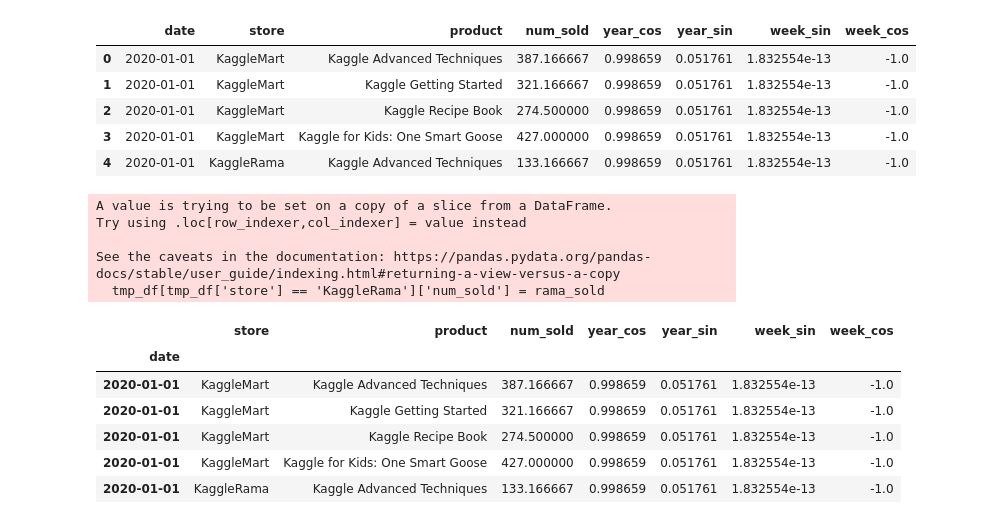
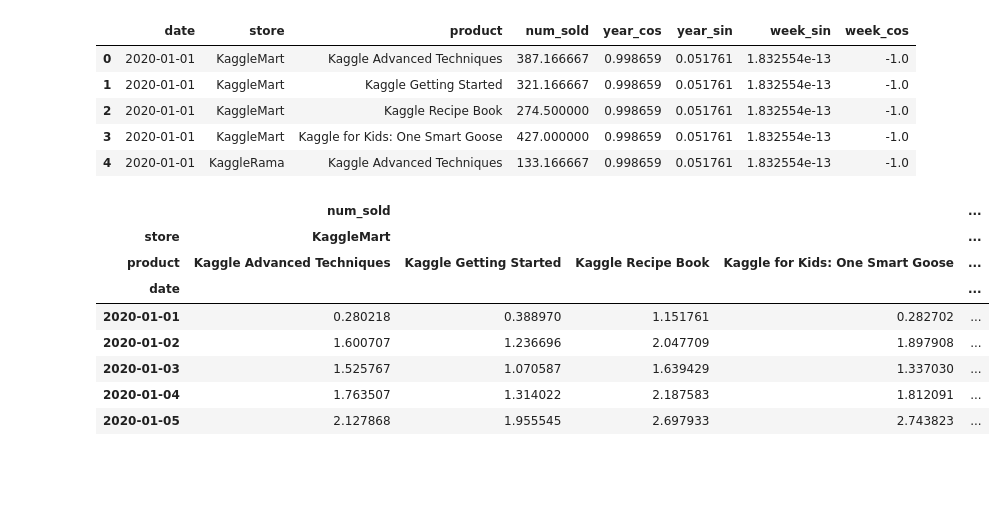
Before and after one commit to Jan-Oliver/Kaggle_TPS_SEP22, a Jupyter notebook: jupyter/train.ipynb, the cells around one changed output. Cells and saved outputs as stored; diff of their text form; code cells hidden in the pictures; blank space fills up the shorter version.

```diff
--- a/jupyter/train.ipynb
+++ b/jupyter/train.ipynb
@@ -215,0 +216,17 @@ tmp_df = train_df_prep.copy(deep=True)
+# %%
+avg_store_product = train_df_prep.pivot(index='date', columns=['store', 'product'], values=['num_sold'])
+print(f"Mean: {avg_store_product.mean()}")
+print(f"Std: {avg_store_product.std()}")
+avg_store_product = (avg_store_product - avg_store_product.mean()) / avg_store_product.std()
+avg_store_product = avg_store_product.droplevel(level=0, axis=1).droplevel(level=0, axis=1)
+avg_store_product.head()
+# %% [output]
+|  | num_sold |  |  |  | ... |
+| store | KaggleMart |  |  |  | ... |
+| product | Kaggle Advanced Techniques | Kaggle Getting Started | Kaggle Recipe Book | Kaggle for Kids: One Smart Goose | ... |
+| date |  |  |  |  | ... |
+| 2020-01-01 | 0.280218 | 0.388970 | 1.151761 | 0.282702 | ... |
+| 2020-01-02 | 1.600707 | 1.236696 | 2.047709 | 1.897908 | ... |
+| 2020-01-03 | 1.525767 | 1.070587 | 1.639429 | 1.337030 | ... |
+| 2020-01-04 | 1.763507 | 1.314022 | 2.187583 | 1.812091 | ... |
+| 2020-01-05 | 2.127868 | 1.955545 | 2.697933 | 2.743823 | ... |
@@ -221,18 +241,0 @@ rama_sold *= 2.885
-# %%
-tmp_df[tmp_df['store'] == 'KaggleRama']['num_sold'] = rama_sold
-# %% [output]
-A value is trying to be set on a copy of a slice from a DataFrame.
-Try using .loc[row_indexer,col_indexer] = value instead
-
-See the caveats in the documentation: https://pandas.pydata.org/pandas-docs/stable/user_guide/indexing.html#returning-a-view-versus-a-copy
-  tmp_df[tmp_df['store'] == 'KaggleRama']['num_sold'] = rama_sold
-# %%
-tmp_df.head()
-# %% [output]
-|  | store | product | num_sold | year_cos | year_sin | week_sin | week_cos |
-| date |  |  |  |  |  |  |  |
-| 2020-01-01 | KaggleMart | Kaggle Advanced Techniques | 387.166667 | 0.998659 | 0.051761 | 1.832554e-13 | -1.0 |
-| 2020-01-01 | KaggleMart | Kaggle Getting Started | 321.166667 | 0.998659 | 0.051761 | 1.832554e-13 | -1.0 |
-| 2020-01-01 | KaggleMart | Kaggle Recipe Book | 274.500000 | 0.998659 | 0.051761 | 1.832554e-13 | -1.0 |
-| 2020-01-01 | KaggleMart | Kaggle for Kids: One Smart Goose | 427.000000 | 0.998659 | 0.051761 | 1.832554e-13 | -1.0 |
-| 2020-01-01 | KaggleRama | Kaggle Advanced Techniques | 133.166667 | 0.998659 | 0.051761 | 1.832554e-13 | -1.0 |
```
Also changed, not shown: parts of 19 cells of this notebook, 3 other files.
